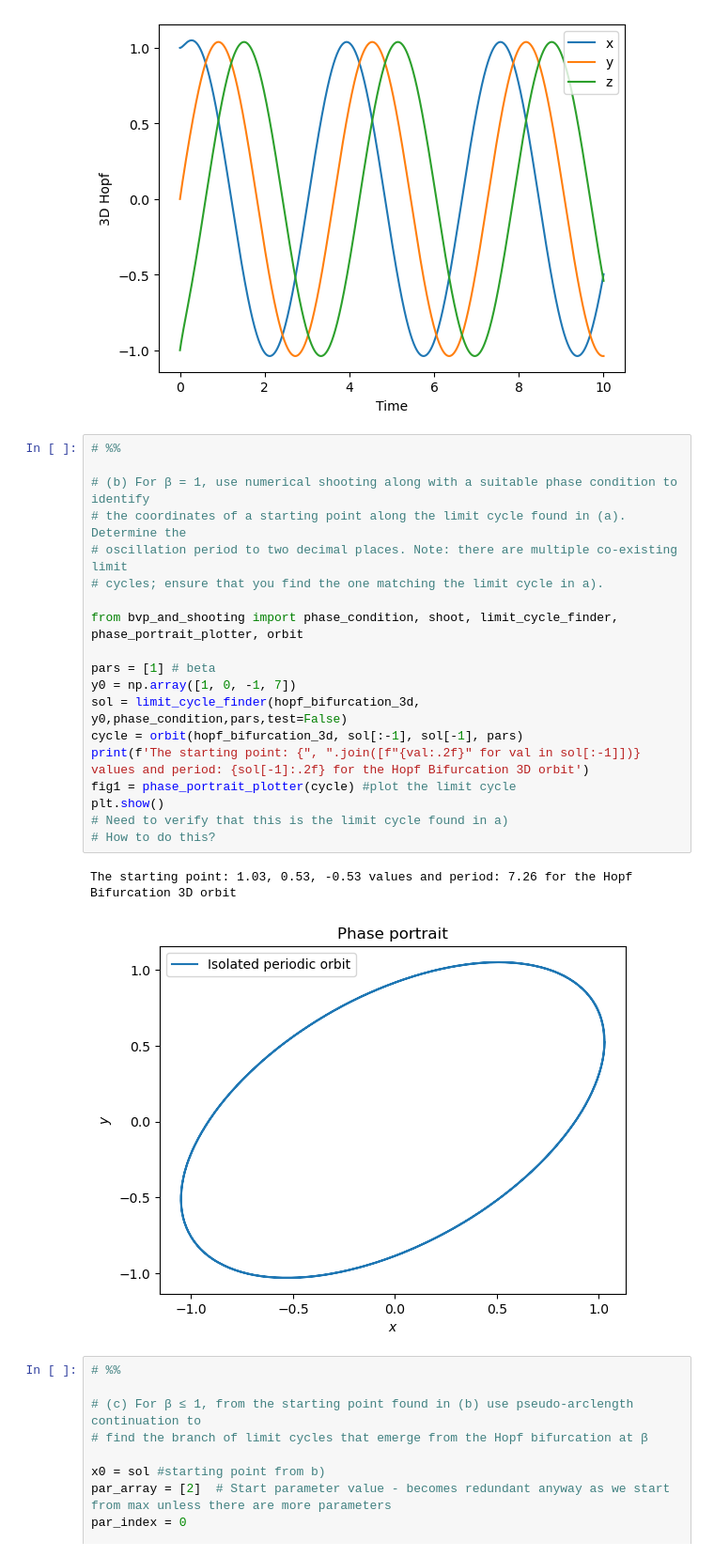
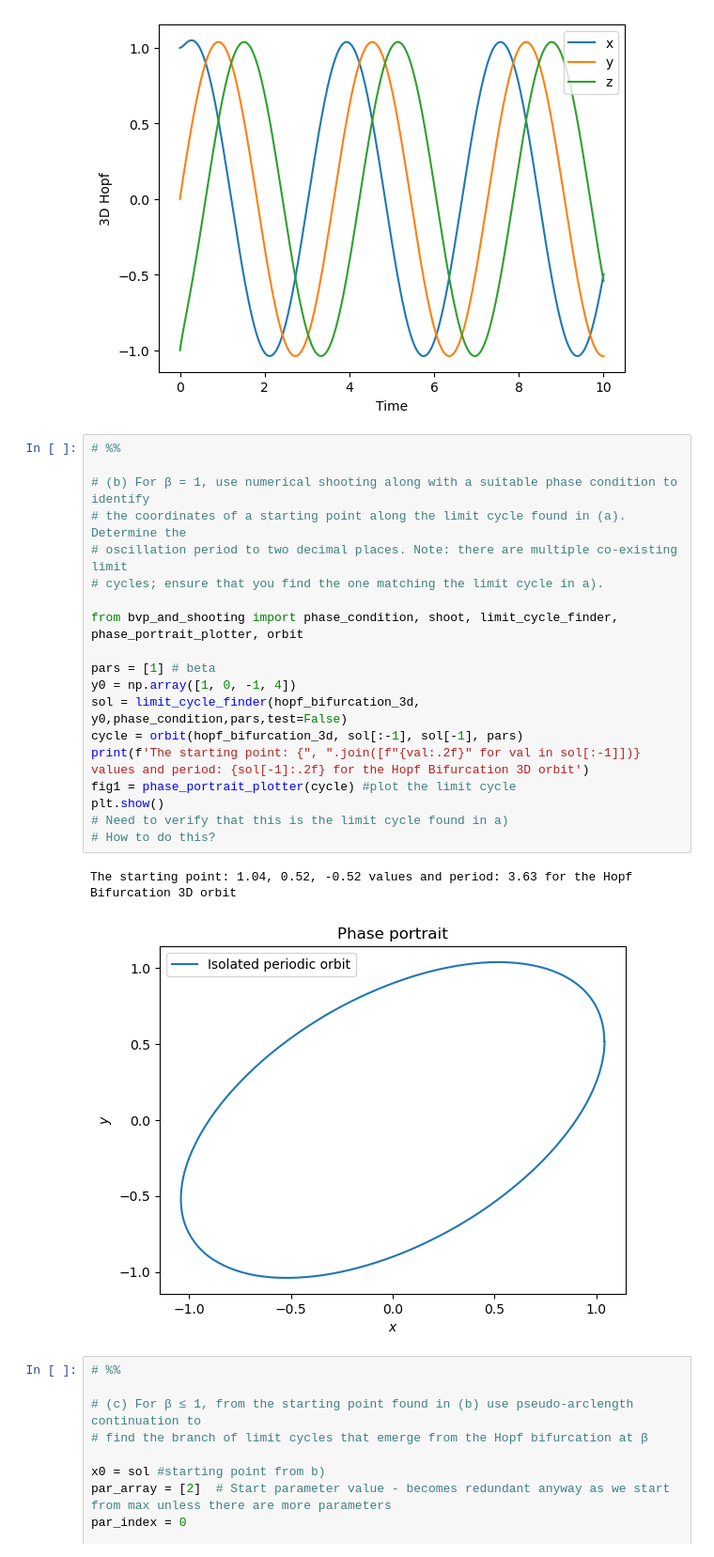
Before and after one commit to edatkinson/Scientific-Computing-3rd-Year-Project, a Jupyter notebook: Work/Report.ipynb, the cells around one changed output. Shown at 94% size. Cells and saved outputs as stored; diff of their text form.

```diff
--- a/Work/Report.ipynb
+++ b/Work/Report.ipynb
@@ -130,25 +130,25 @@ plt.show()
 # %%
 # %%
 
 # (b) For β = 1, use numerical shooting along with a suitable phase condition to identify
 # the coordinates of a starting point along the limit cycle found in (a). Determine the
 # oscillation period to two decimal places. Note: there are multiple co-existing limit
 # cycles; ensure that you find the one matching the limit cycle in a).
 
 from bvp_and_shooting import phase_condition, shoot, limit_cycle_finder, phase_portrait_plotter, orbit
 
 pars = [1] # beta
-y0 = np.array([1, 0, -1, 7])
+y0 = np.array([1, 0, -1, 4])
 sol = limit_cycle_finder(hopf_bifurcation_3d, y0,phase_condition,pars,test=False)
 cycle = orbit(hopf_bifurcation_3d, sol[:-1], sol[-1], pars)
 print(f'The starting point: {", ".join([f"{val:.2f}" for val in sol[:-1]])} values and period: {sol[-1]:.2f} for the Hopf Bifurcation 3D orbit')
 fig1 = phase_portrait_plotter(cycle) #plot the limit cycle
 plt.show()
 # Need to verify that this is the limit cycle found in a)
 # How to do this?
 # %% [output]
-The starting point: 1.03, 0.53, -0.53 values and period: 7.26 for the Hopf Bifurcation 3D orbit
+The starting point: 1.04, 0.52, -0.52 values and period: 3.63 for the Hopf Bifurcation 3D orbit
-[figure, old version]
+[figure, new version]
 # %%
 # %%
 
```
Also changed, not shown: parts of 4 cells of this notebook, 7 other files.
